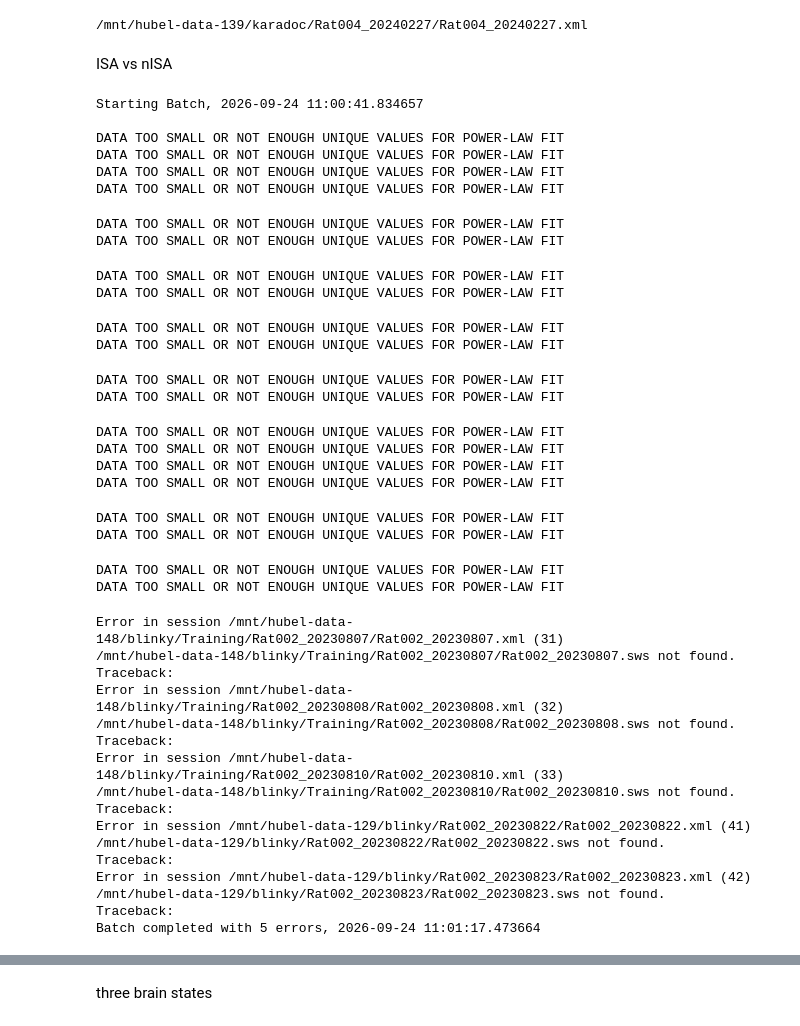
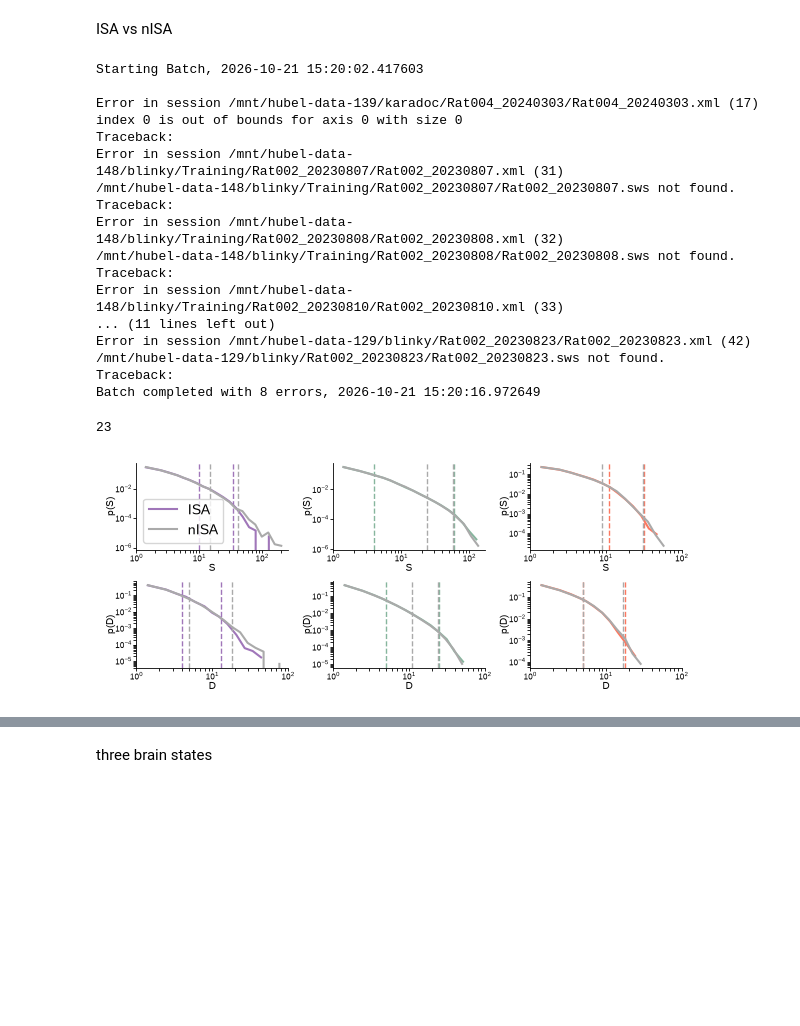
Before and after one commit to pietro-bozzo/NRCode, a Jupyter notebook: Python/Drafts/criticalExponents.ipynb, the cells around one changed output, grey strips where cells are left out. Saved outputs shown, nothing was run; the diff lists cells and outputs as text; code cells hidden in the pictures; blank space fills up the shorter version.

```diff
--- a/Python/Drafts/criticalExponents.ipynb
+++ b/Python/Drafts/criticalExponents.ipynb
@@ -413,52 +207,29 @@ def _critExp(session,regs=None,when='sleep.*#0',states=['slownr',[['sws','/slown
 # test on one session
 session = fma.data.readBatchFile(batch_file)[0][15]
 print(session)
-fit, exponents = _critExp(session)
+fit, exponents, pdf = _critExp(session,bin_mode='isi',bin=1)
-# %% [output]
-/mnt/hubel-data-139/karadoc/Rat004_20240227/Rat004_20240227.xml
 # %% [markdown]
 ISA vs nISA
 # %%
-regs = ['hpc','nr','pfc']
-fit, exponents = fma.data.runBatch(batch_file,_critExp,kwargs={'regs':regs},parallel=True)
+regs = ['nr','hpc','pfc']
+fit, exponents, pdf = fma.data.runBatch(batch_file, _critExp, kwargs={'regs':regs, 'bin_mode':'isi', 'bin':1, 'xmax':99.5}, parallel=True)
 fit_cat = xr.concat([f for f in fit if f is not None],dim='rat',join='outer')
 exponents_cat = xr.concat([f for f in exponents if f is not None],dim='rat',join='outer')
 # %% [output]
-Starting Batch, 2026-09-24 11:00:41.834657
+Starting Batch, 2026-10-21 15:20:02.417603
 
-DATA TOO SMALL OR NOT ENOUGH UNIQUE VALUES FOR POWER-LAW FIT
-DATA TOO SMALL OR NOT ENOUGH UNIQUE VALUES FOR POWER-LAW FIT
-DATA TOO SMALL OR NOT ENOUGH UNIQUE VALUES FOR POWER-LAW FIT
-DATA TOO SMALL OR NOT ENOUGH UNIQUE VALUES FOR POWER-LAW FIT
+Error in session /mnt/hubel-data-139/karadoc/Rat004_20240303/Rat004_20240303.xml (17)
+index 0 is out of bounds for axis 0 with size 0
+Traceback:
+Error in session /mnt/hubel-data-148/blinky/Training/Rat002_20230807/Rat002_20230807.xml (31)
+/mnt/hubel-data-148/blinky/Training/Rat002_20230807/Rat002_20230807.sws not found.
+Traceback:
+Error in session /mnt/hubel-data-148/blinky/Training/Rat002_20230808/Rat002_20230808.xml (32)
+/mnt/hubel-data-148/blinky/Training/Rat002_20230808/Rat002_20230808.sws not found.
+Traceback:
+Error in session /mnt/hubel-data-148/blinky/Training/Rat002_20230810/Rat002_20230810.xml (33)
+... (11 lines left out)
+Error in session /mnt/hubel-data-129/blinky/Rat002_20230823/Rat002_20230823.xml (42)
+/mnt/hubel-data-129/blinky/Rat002_20230823/Rat002_20230823.sws not found.
+Traceback:
+Batch completed with 8 errors, 2026-10-21 15:20:16.972649
-DATA TOO SMALL OR NOT ENOUGH UNIQUE VALUES FOR POWER-LAW FIT
-DATA TOO SMALL OR NOT ENOUGH UNIQUE VALUES FOR POWER-LAW FIT
-DATA TOO SMALL OR NOT ENOUGH UNIQUE VALUES FOR POWER-LAW FIT
-DATA TOO SMALL OR NOT ENOUGH UNIQUE VALUES FOR POWER-LAW FIT
-DATA TOO SMALL OR NOT ENOUGH UNIQUE VALUES FOR POWER-LAW FIT
-DATA TOO SMALL OR NOT ENOUGH UNIQUE VALUES FOR POWER-LAW FIT
-DATA TOO SMALL OR NOT ENOUGH UNIQUE VALUES FOR POWER-LAW FIT
-DATA TOO SMALL OR NOT ENOUGH UNIQUE VALUES FOR POWER-LAW FIT
-DATA TOO SMALL OR NOT ENOUGH UNIQUE VALUES FOR POWER-LAW FIT
-DATA TOO SMALL OR NOT ENOUGH UNIQUE VALUES FOR POWER-LAW FIT
-DATA TOO SMALL OR NOT ENOUGH UNIQUE VALUES FOR POWER-LAW FIT
-DATA TOO SMALL OR NOT ENOUGH UNIQUE VALUES FOR POWER-LAW FIT
-DATA TOO SMALL OR NOT ENOUGH UNIQUE VALUES FOR POWER-LAW FIT
-DATA TOO SMALL OR NOT ENOUGH UNIQUE VALUES FOR POWER-LAW FIT
-DATA TOO SMALL OR NOT ENOUGH UNIQUE VALUES FOR POWER-LAW FIT
-DATA TOO SMALL OR NOT ENOUGH UNIQUE VALUES FOR POWER-LAW FIT
-Error in session /mnt/hubel-data-148/blinky/Training/Rat002_20230807/Rat002_20230807.xml (31)
-/mnt/hubel-data-148/blinky/Training/Rat002_20230807/Rat002_20230807.sws not found.
-Traceback:
-Error in session /mnt/hubel-data-148/blinky/Training/Rat002_20230808/Rat002_20230808.xml (32)
-/mnt/hubel-data-148/blinky/Training/Rat002_20230808/Rat002_20230808.sws not found.
-Traceback:
-Error in session /mnt/hubel-data-148/blinky/Training/Rat002_20230810/Rat002_20230810.xml (33)
-/mnt/hubel-data-148/blinky/Training/Rat002_20230810/Rat002_20230810.sws not found.
-Traceback:
-Error in session /mnt/hubel-data-129/blinky/Rat002_20230822/Rat002_20230822.xml (41)
-/mnt/hubel-data-129/blinky/Rat002_20230822/Rat002_20230822.sws not found.
-Traceback:
-Error in session /mnt/hubel-data-129/blinky/Rat002_20230823/Rat002_20230823.xml (42)
-/mnt/hubel-data-129/blinky/Rat002_20230823/Rat002_20230823.sws not found.
-Traceback:
-Batch completed with 5 errors, 2026-09-24 11:01:17.473664
@@ -465 +238,16 @@ Batch completed with 5 errors, 2026-09-24 11:01:17.473664
+# %%
+# FIND EXAMPLE WITH BEST range diff: 2? 7? 18? 22?
+fig, ax = fma.plotting.figure(n=(2,len(fit_cat.reg)),size=(15,6))
+session += 1
+print(session)
+for i, s in enumerate(pdf[session]):
+    for j, r in enumerate(pdf[session][s]):
+        color = isau.paperColors(r if i == 0 else 'shuffle')
+        plotPowerLaw(pdf[session][s][r]['dur'], fit_cat.sel(reg=r,state=s,q='D')[session], name='D', color=color, ax=ax[1,j])
+        plotPowerLaw(pdf[session][s][r]['size'], fit_cat.sel(reg=r,state=s,q='S')[session], name='S', color=color, ax=ax[0,j], label='ISA' if i == 0 else 'nISA')
+ax[0,0].legend();
+#fma.plotting.saveFigure(fig,'/mnt/hubel-data-103/Pietro/power_law_ex','svg')
+# %% [output]
+23
+[figure, added]
 # %%
```
Also changed, not shown: parts of 11 cells of this notebook, 20 other files.
